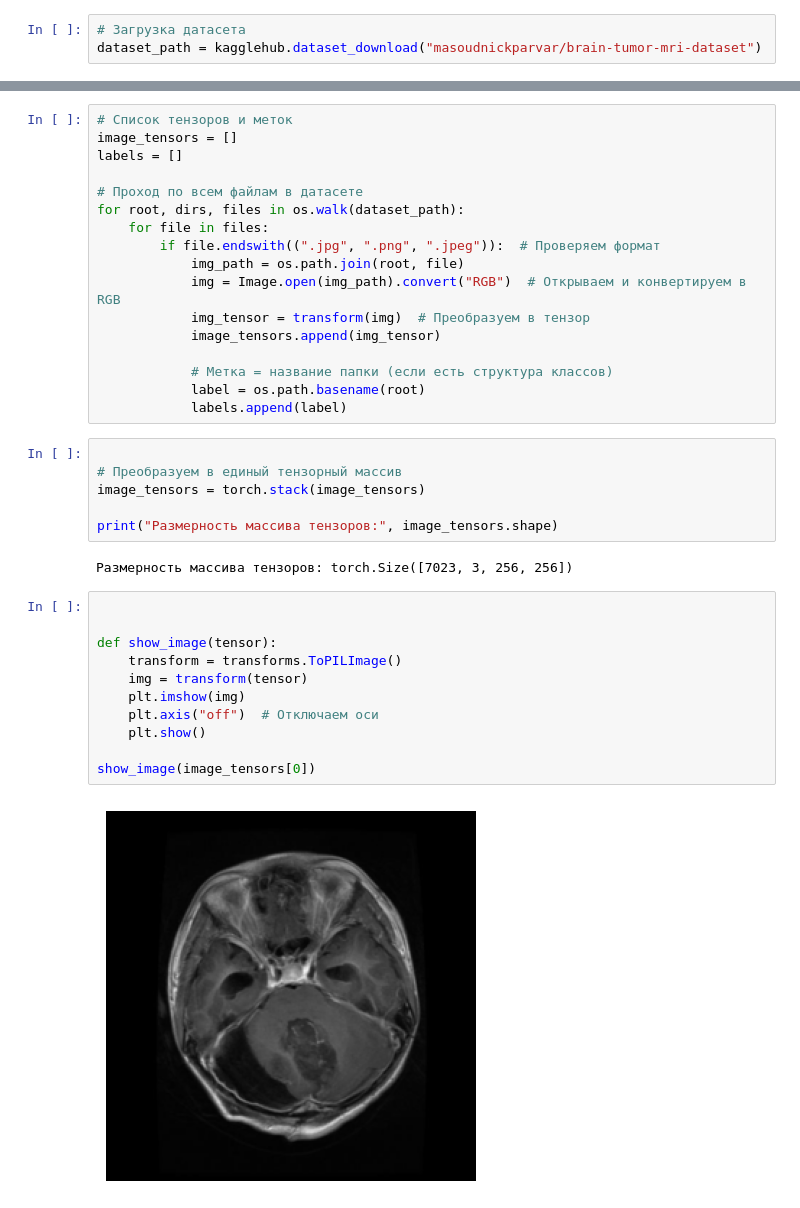
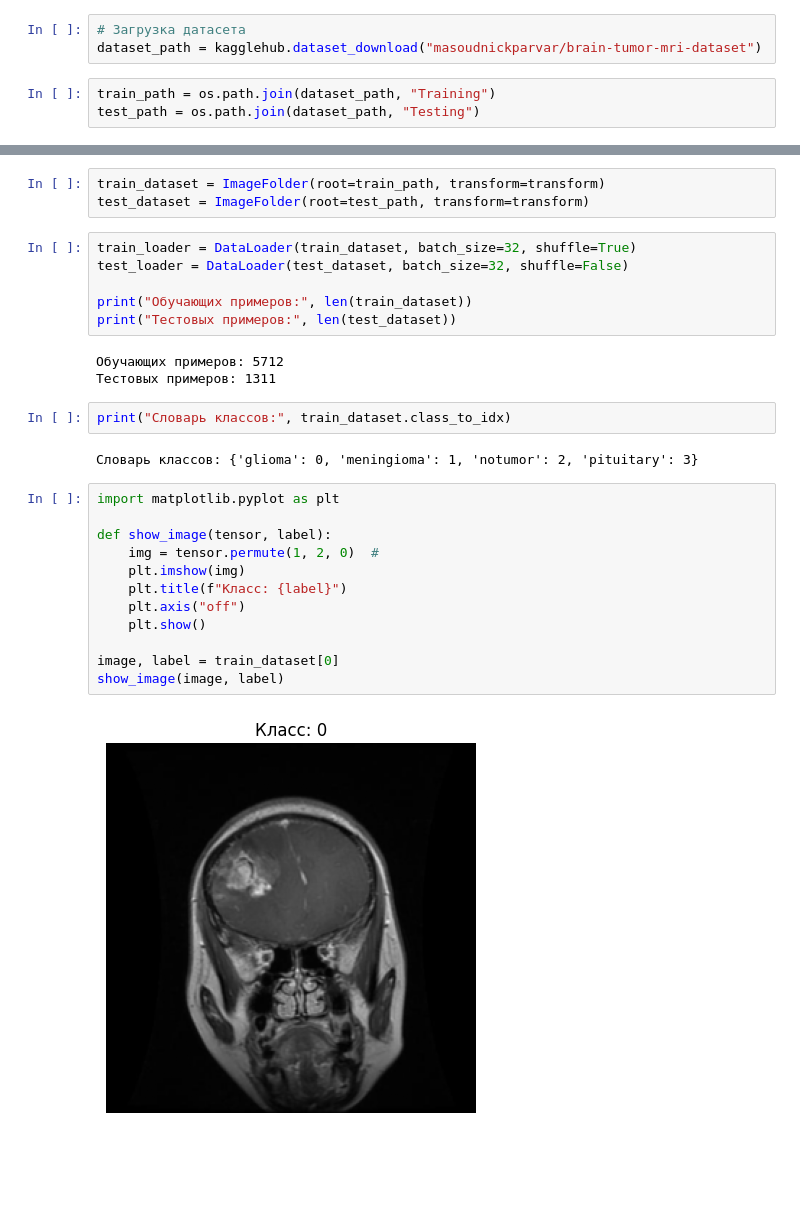
Before and after one commit to ilyarekun/nn_article_25, a Jupyter notebook: palina/cnn_proba.ipynb, the cells around one changed output, grey strips where cells are left out. Drawn from its saved outputs; the diff is of its cells as text; blank space fills up the shorter version.

Commit message:
Addad data-preprocessing

```diff
--- a/palina/cnn_proba.ipynb
+++ b/palina/cnn_proba.ipynb
@@ -8,4 +9,7 @@ import matplotlib.pyplot as plt
 # %%
 # Загрузка датасета
 dataset_path = kagglehub.dataset_download("masoudnickparvar/brain-tumor-mri-dataset")
+# %%
+train_path = os.path.join(dataset_path, "Training")
+test_path = os.path.join(dataset_path, "Testing")
 # %%
@@ -16,39 +20,31 @@ transform = transforms.Compose([
 ])
-# %%
-# Список тензоров и меток
-image_tensors = []
-labels = []
-
-# Проход по всем файлам в датасете
-for root, dirs, files in os.walk(dataset_path):
-    for file in files:
-        if file.endswith((".jpg", ".png", ".jpeg")):  # Проверяем формат
-            img_path = os.path.join(root, file)
-            img = Image.open(img_path).convert("RGB")  # Открываем и конвертируем в RGB
-            img_tensor = transform(img)  # Преобразуем в тензор
-            image_tensors.append(img_tensor)
-
-            # Метка = название папки (если есть структура классов)
-            label = os.path.basename(root)
-            labels.append(label)
-# %%
-
-# Преобразуем в единый тензорный массив
-image_tensors = torch.stack(image_tensors)
-
-print("Размерность массива тензоров:", image_tensors.shape)
-# %% [output]
-Размерность массива тензоров: torch.Size([7023, 3, 256, 256])
+# %%
+train_dataset = ImageFolder(root=train_path, transform=transform)
+test_dataset = ImageFolder(root=test_path, transform=transform)
+# %%
+train_loader = DataLoader(train_dataset, batch_size=32, shuffle=True)
+test_loader = DataLoader(test_dataset, batch_size=32, shuffle=False)
+
+print("Обучающих примеров:", len(train_dataset))
+print("Тестовых примеров:", len(test_dataset))
+# %% [output]
+Обучающих примеров: 5712
+Тестовых примеров: 1311
+# %%
+print("Словарь классов:", train_dataset.class_to_idx)
+# %% [output]
+Словарь классов: {'glioma': 0, 'meningioma': 1, 'notumor': 2, 'pituitary': 3}
 # %%
+import matplotlib.pyplot as plt
 
-
-def show_image(tensor):
-    transform = transforms.ToPILImage()
-    img = transform(tensor)
+def show_image(tensor, label):
+    img = tensor.permute(1, 2, 0)  #
     plt.imshow(img)
-    plt.axis("off")  # Отключаем оси
+    plt.title(f"Класс: {label}")
+    plt.axis("off")
     plt.show()
 
-show_image(image_tensors[0])
+image, label = train_dataset[0]
+show_image(image, label)
 # %% [output]
-[figure, old version]
+[figure, new version]
```
Also changed, not shown: parts of 2 cells of this notebook, 1 other file.
